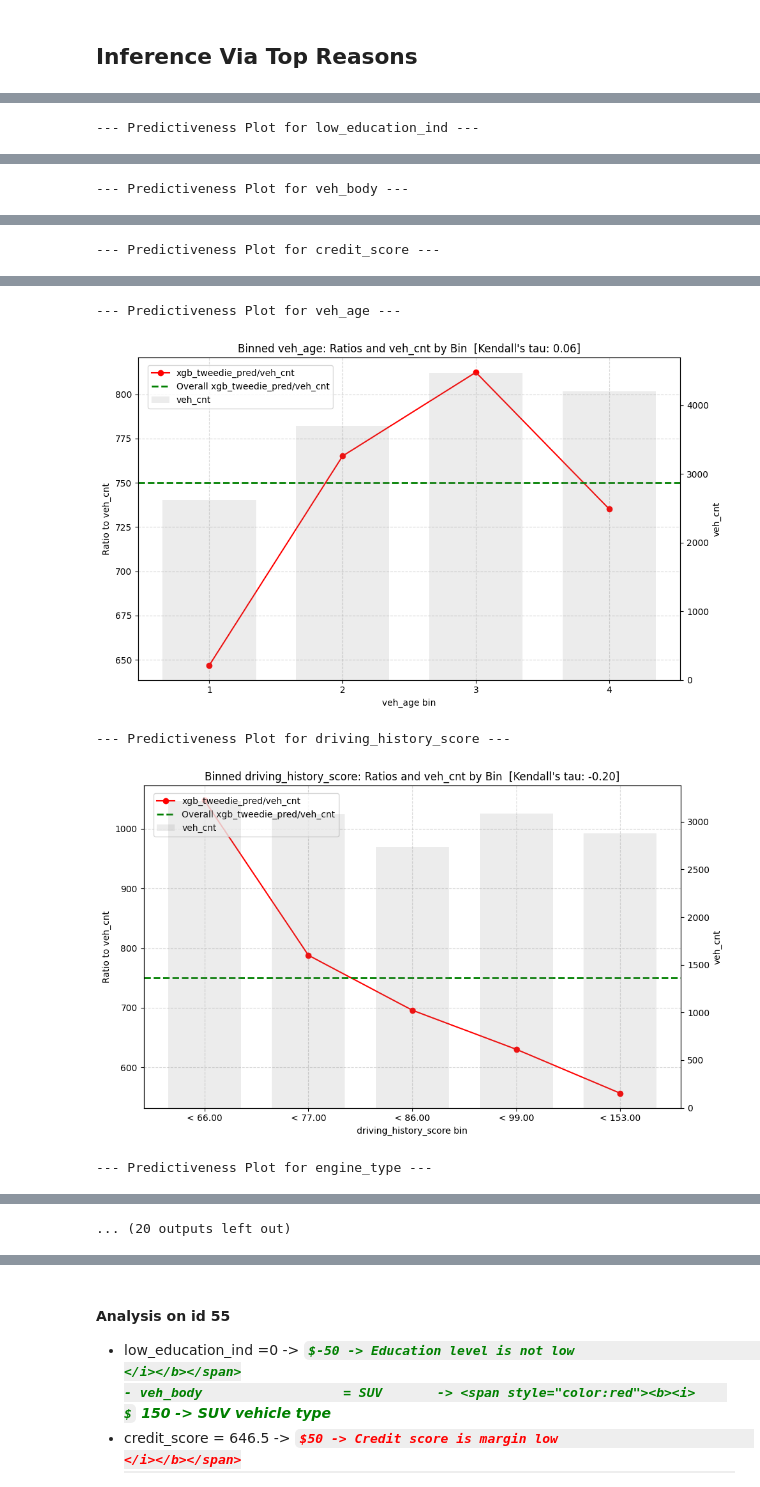
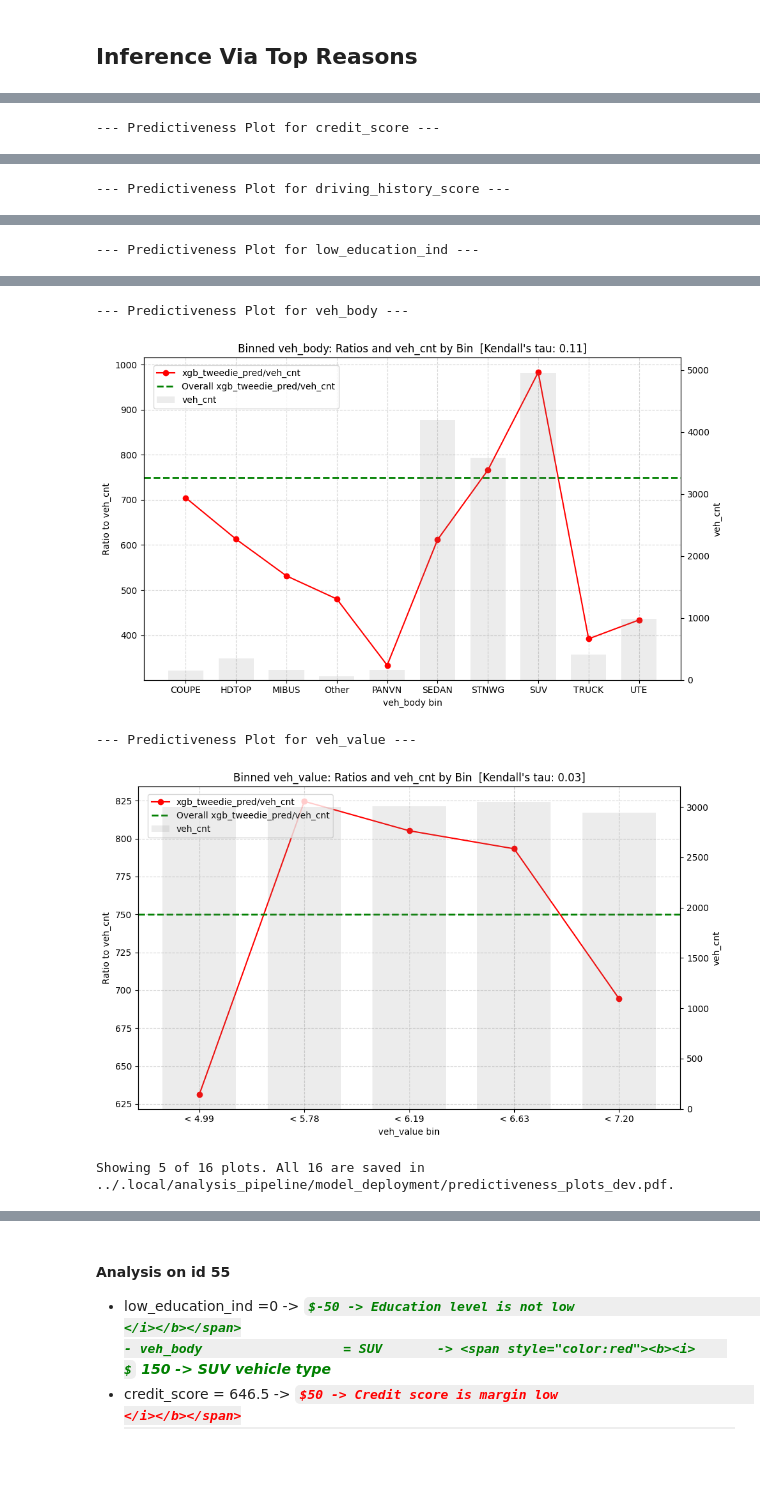
Before and after one commit to mengjin67/data_science_bootcamp_lecture_1, a Jupyter notebook: analysis_pipeline/4_model_deployment.ipynb, the cells around one changed output, grey strips where cells are left out. Saved outputs shown, nothing was run; the diff lists cells and outputs as text; code cells hidden in the pictures; some formulas as TeX source; blank space fills up the shorter version.

```diff
--- a/analysis_pipeline/4_model_deployment.ipynb
+++ b/analysis_pipeline/4_model_deployment.ipynb
@@ -40,6 +40,9 @@ policy_pred_lst = ['gender', 'agecat', 'e_bill' ]
 driving_behavior_pred_lst = ['area', 'time_of_week_driven', 'time_driven']
 demo_pred_lst = ['marital_status', 'low_education_ind', 'credit_score', 'driving_history_score']
 pred_lst = veh_pred_lst + policy_pred_lst + driving_behavior_pred_lst + demo_pred_lst
+
+# Predictors to plot in the notebook, in this order
+show_vars = ['credit_score', 'driving_history_score', 'low_education_ind', 'veh_body', 'veh_value']
 
 # Select the predictor columns from the inference data
 X = inference_data[pred_lst].copy()
@@ -117,6 +137,6 @@ pcl = PredictivenessCheckList(
 pcl.run_all()
 # Also save all plots to one PDF in .local (one plot per page)
 output_folder = "../.local/analysis_pipeline/model_deployment"
-pcl.plot_all(var_1_color='red', pdf_path=f"{output_folder}/predictiveness_plots_{version_tag}.pdf")
+pcl.plot_all(var_1_color='red', pdf_path=f"{output_folder}/predictiveness_plots_{version_tag}.pdf", show_vars=show_vars)
 # %% [output]
---- Predictiveness Plot for low_education_ind ---
+--- Predictiveness Plot for credit_score ---
@@ -124 +144 @@ pcl.plot_all(var_1_color='red', pdf_path=f"{output_folder}/predictiveness_plots_
---- Predictiveness Plot for veh_body ---
+--- Predictiveness Plot for driving_history_score ---
@@ -126 +146 @@ pcl.plot_all(var_1_color='red', pdf_path=f"{output_folder}/predictiveness_plots_
---- Predictiveness Plot for credit_score ---
+--- Predictiveness Plot for low_education_ind ---
@@ -128,5 +148,5 @@ pcl.plot_all(var_1_color='red', pdf_path=f"{output_folder}/predictiveness_plots_
---- Predictiveness Plot for veh_age ---
+--- Predictiveness Plot for veh_body ---
-[figure, old version]
+[figure, new version]
---- Predictiveness Plot for driving_history_score ---
+--- Predictiveness Plot for veh_value ---
-[figure, old version]
+[figure, new version]
---- Predictiveness Plot for engine_type ---
+Showing 5 of 16 plots. All 16 are saved in ../.local/analysis_pipeline/model_deployment/predictiveness_plots_dev.pdf.
@@ -134,4 +153,3 @@ pcl.plot_all(var_1_color='red', pdf_path=f"{output_folder}/predictiveness_plots_
-... (20 outputs left out)
 # %%
 # processed_inference_data.loc[processed_inference_data['bin']==9, :]
 # Show one quote: non-predictor columns first, then predictors ordered by variable importance
```
Also changed, not shown: parts of 3 cells of this notebook, 4 other files.
